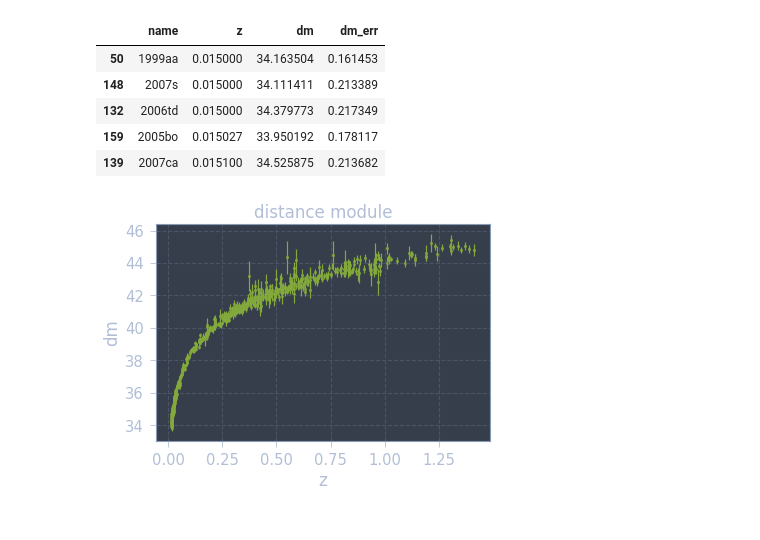
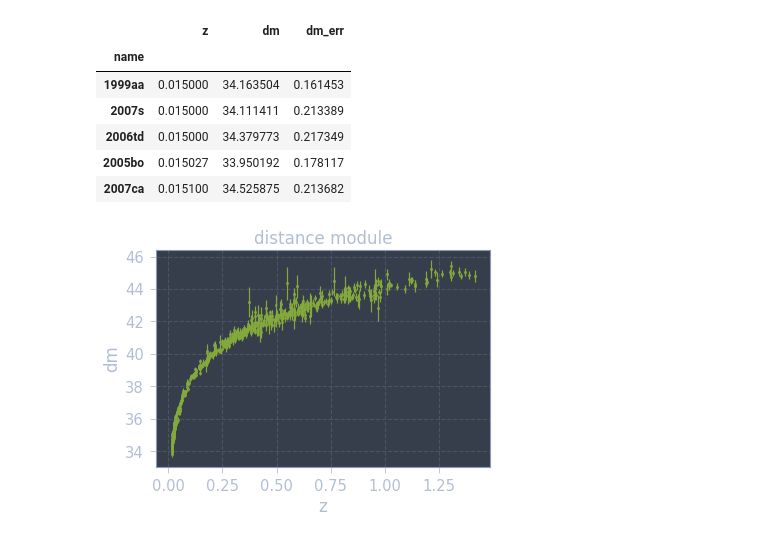
Before and after one commit to modw/isw-from-h, a Jupyter notebook: Getting H(z) from Union catalog.ipynb, the cells around one changed output. Drawn from its saved outputs; the diff is of its cells as text; code cells hidden in the pictures.

```diff
--- a/Getting H(z) from Union catalog.ipynb
+++ b/Getting H(z) from Union catalog.ipynb
@@ -7,18 +8,19 @@ import pandas as pd
 # %%
 # reading data and assigning to a pandas dataframe
 # name, redshift, distance module, distance module error
 column_names = ['name', 'z', 'dm', 'dm_err']
 udf = pd.read_csv('SCPUnion2.1_mu_vs_z.txt',sep ='\t', skiprows=5,header=None,usecols=[0,1,2,3],
-                      names = column_names)
-udf.sort('z',inplace=True)
+                      names = column_names, index_col = 0)
+udf.sort_values('z', inplace=True)
 udf[:5]
 # %% [output]
-|  | name | z | dm | dm_err |
-| 50 | 1999aa | 0.015000 | 34.163504 | 0.161453 |
-| 148 | 2007s | 0.015000 | 34.111411 | 0.213389 |
-| 132 | 2006td | 0.015000 | 34.379773 | 0.217349 |
-| 159 | 2005bo | 0.015027 | 33.950192 | 0.178117 |
-| 139 | 2007ca | 0.015100 | 34.525875 | 0.213682 |
+|  | z | dm | dm_err |
+| name |  |  |  |
+| 1999aa | 0.015000 | 34.163504 | 0.161453 |
+| 2007s | 0.015000 | 34.111411 | 0.213389 |
+| 2006td | 0.015000 | 34.379773 | 0.217349 |
+| 2005bo | 0.015027 | 33.950192 | 0.178117 |
+| 2007ca | 0.015100 | 34.525875 | 0.213682 |
 # %%
 # distance modulus as a function of redshift with error bars
 udf.plot.scatter(x='z',y='dm',yerr='dm_err', c='C1',s=8);
```
Also changed, not shown: parts of 4 cells of this notebook.
